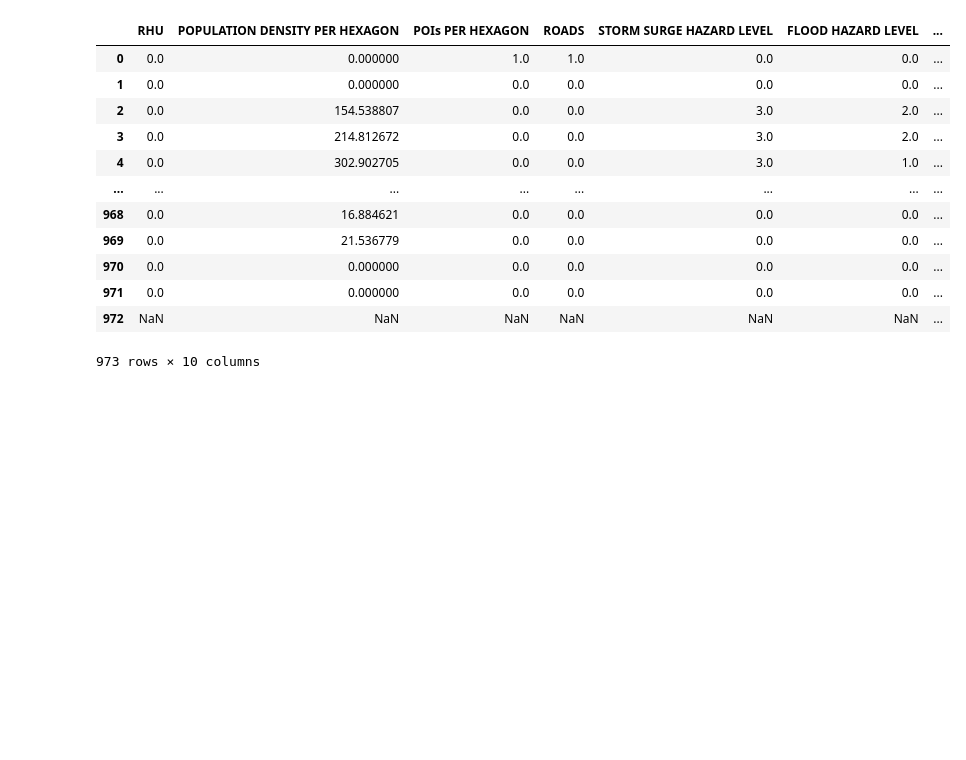
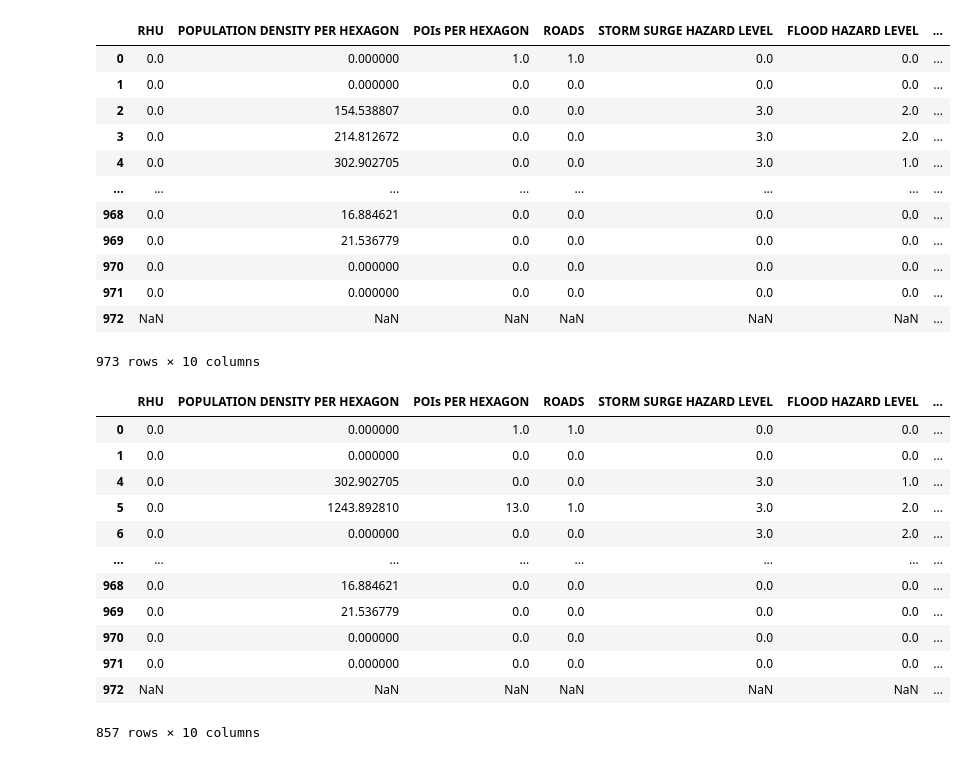
Before and after one commit to matereyes00/ThesisBuds, a Jupyter notebook: Site Selection - Train Model/bpnn.ipynb, the cells around one changed output. Saved outputs shown, nothing was run; the diff lists cells and outputs as text; code cells hidden in the pictures; blank space fills up the shorter version.

```diff
--- a/Site Selection - Train Model/bpnn.ipynb
+++ b/Site Selection - Train Model/bpnn.ipynb
@@ -51,6 +51,27 @@ edited_df
 973 rows × 10 columns
 # %%
 edited_df.rename(columns = {'Unnamed: 15':'Cluster'}, inplace = True)
+# %%
+# Removing mid values in Cluster column
+# 1. Remove rows with Cluter values of 1
+# 2. Rename clusters 2 to 1
+edited_df.drop(edited_df[edited_df['Cluster'] == 1].index, inplace = True)
+edited_df['Cluster'] = edited_df['Cluster'].replace(2, 1)
+edited_df
+# %% [output]
+|  | RHU | POPULATION DENSITY PER HEXAGON | POIs PER HEXAGON | ROADS | STORM SURGE HAZARD LEVEL | FLOOD HAZARD LEVEL | ... |
+| 0 | 0.0 | 0.000000 | 1.0 | 1.0 | 0.0 | 0.0 | ... |
+| 1 | 0.0 | 0.000000 | 0.0 | 0.0 | 0.0 | 0.0 | ... |
+| 4 | 0.0 | 302.902705 | 0.0 | 0.0 | 3.0 | 1.0 | ... |
+| 5 | 0.0 | 1243.892810 | 13.0 | 1.0 | 3.0 | 2.0 | ... |
+| 6 | 0.0 | 0.000000 | 0.0 | 0.0 | 3.0 | 2.0 | ... |
+| ... | ... | ... | ... | ... | ... | ... | ... |
+| 968 | 0.0 | 16.884621 | 0.0 | 0.0 | 0.0 | 0.0 | ... |
+| 969 | 0.0 | 21.536779 | 0.0 | 0.0 | 0.0 | 0.0 | ... |
+| 970 | 0.0 | 0.000000 | 0.0 | 0.0 | 0.0 | 0.0 | ... |
+| 971 | 0.0 | 0.000000 | 0.0 | 0.0 | 0.0 | 0.0 | ... |
+| 972 | NaN | NaN | NaN | NaN | NaN | NaN | ... |
+857 rows × 10 columns
 # %%
 x = edited_df
 x_normalized = (x - x.min()) / (x.max() - x.min())
```
Also changed, not shown: parts of 18 cells of this notebook.
